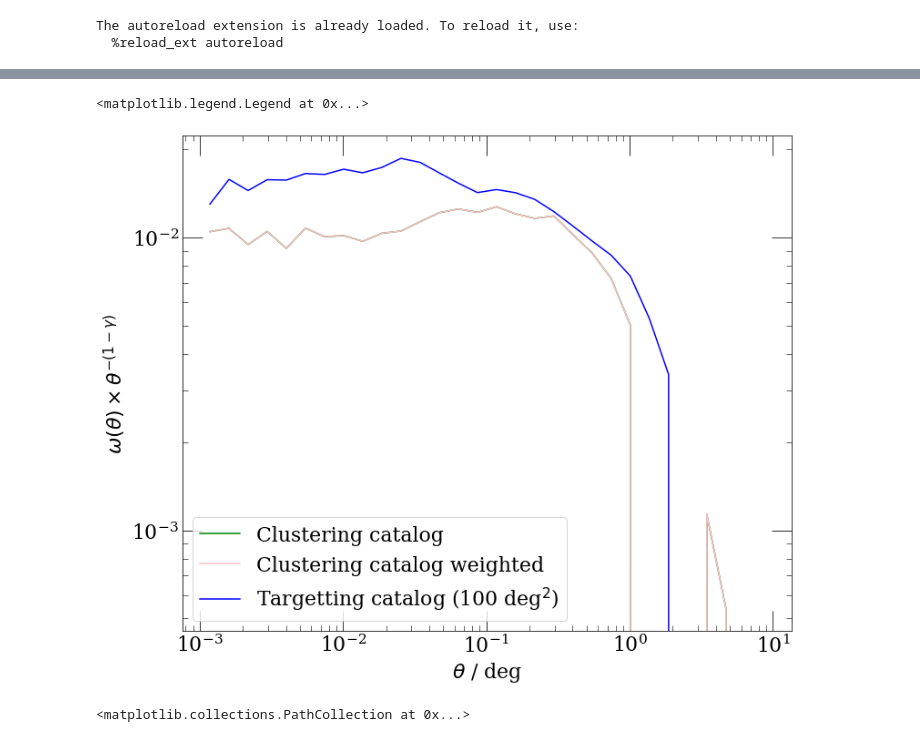
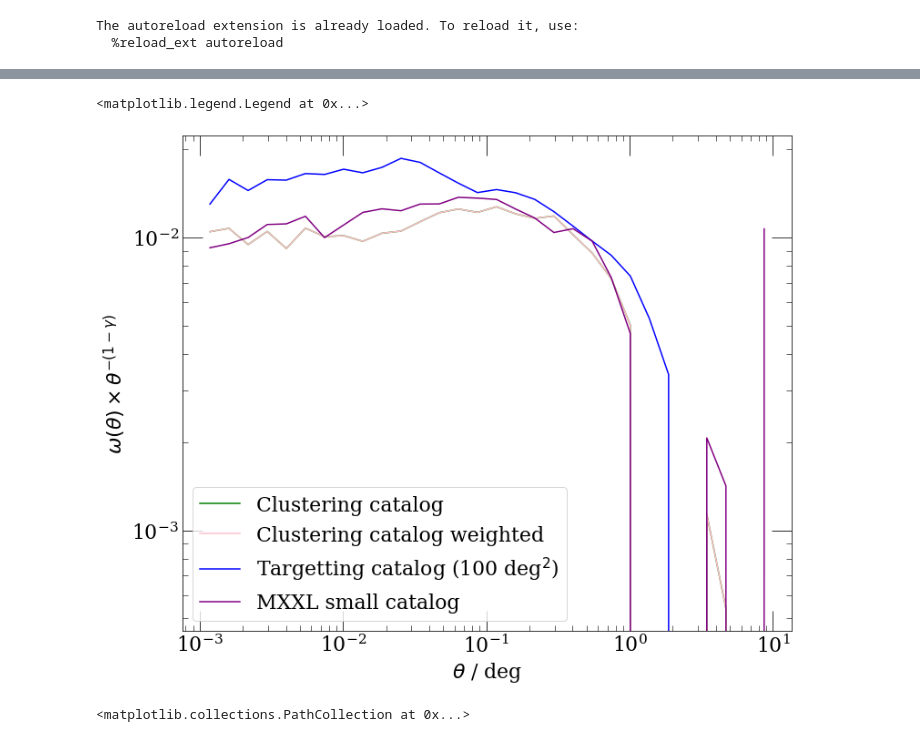
Before and after one commit to leahbigwood/S4Mock, a Jupyter notebook: docs/nb/Clustering_corrfunc.ipynb, the cells around one changed output, grey strips where cells are left out. Saved outputs shown, nothing was run; the diff lists cells and outputs as text; code cells hidden in the pictures.

```diff
--- a/docs/nb/Clustering_corrfunc.ipynb
+++ b/docs/nb/Clustering_corrfunc.ipynb
@@ -40,6 +40,13 @@ Runtime of 60.142725 seconds after 400 pixels
 Runtime of 63.490145 seconds after 420 pixels
 Runtime of 65.974133 seconds after 440 pixels
 Runtime of 68.531689 seconds after 460 pixels
+# %%
+mxxl = read_mxxl()
+# %%
+ras = np.random.uniform(np.amin(mxxl['RA']),np.amax(mxxl['RA']),100000)
+decs = np.random.uniform(np.amin(mxxl['DEC']),np.amax(mxxl['DEC']),100000)
+
+mxxl_randoms   = Table(np.c_[ras, decs], names=['RA', 'DEC'])
 # %%
 #just to make calc_wtheta run quicker
 
@@ -55,36 +62,40 @@ wtheta = calc_wtheta(dat,ran,nbins=nbins)
 weighted_wtheta = calc_wtheta(dat,ran,weight=True,nbins=nbins)
 # %%
 targ_wtheta =  calc_wtheta(targ_small,targ_ran_small,nbins=nbins)
+# %%
+mxxl_wtheta =  calc_wtheta(mxxl,mxxl_randoms,nbins=nbins)
 # %%
 plt.rc('xtick',direction='in',labelsize=22,top=True)
 plt.rc('ytick',direction='in',labelsize=22, right = True)
 plt.rc('xtick.major',size = 22)
 plt.rc('xtick.minor',size = 6)
 plt.rc('ytick.major',size = 22)
 plt.rc('ytick.minor',size = 6)
 plt.rc('axes', labelsize = 22)
 plt.rc('legend',fontsize=22)
 plt.rc('font', family='serif',size=20)
 
 x_axis,y_axis = create_axes(wtheta,nbins)
 x_axis_w,y_axis_w = create_axes(weighted_wtheta,nbins)
 x_axis_t,y_axis_t = create_axes(targ_wtheta,nbins)
+x_axis_r,y_axis_r = create_axes(mxxl_wtheta,nbins)
 
 plt.figure(figsize=(12,10))
 plt.plot(x_axis, y_axis,color='green',label='Clustering catalog')
 plt.plot(x_axis, y_axis_w,color='pink',label='Clustering catalog weighted')
 plt.plot(x_axis, y_axis_t,color='blue',label=r'Targetting catalog (100 deg$^2$)')
+plt.plot(x_axis, y_axis_r,color='purple',label=r'MXXL small catalog')
 
 plt.xlabel(r'$\theta$ / deg')
 plt.ylabel(r'$\omega (\theta)\times \theta^{-(1-\gamma)}$')
 plt.xscale('log')
 plt.yscale('log')
 plt.legend()
 
 #plt.savefig('clustering_corrfunc.png',bbox_inches='tight')
 # %% [output]
 <matplotlib.legend.Legend at 0x...>
-[figure, old version]
+[figure, new version]
 # %%
 plt.scatter(ran['RA'],ran['DEC'],color='pink')
 # %% [output]
```
Also changed, not shown: parts of 1 cell of this notebook.
